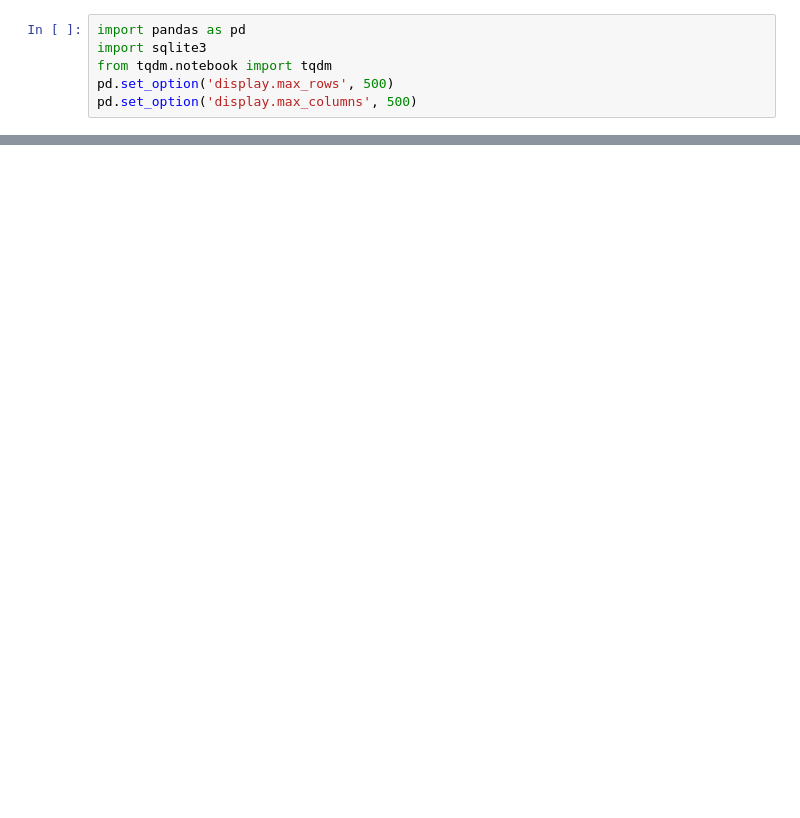
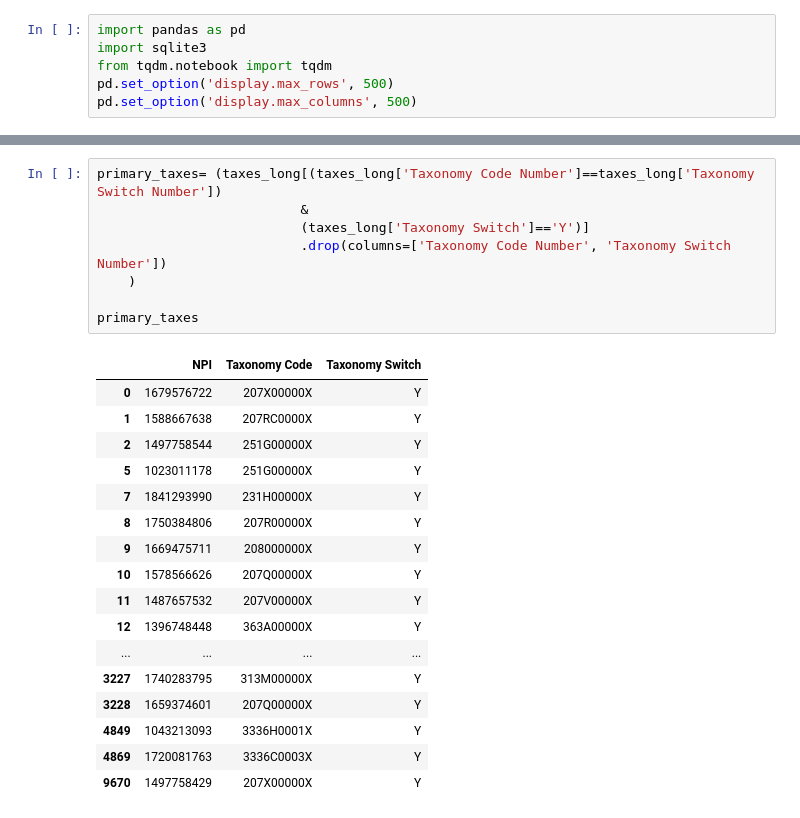
Before and after one commit to nss-data-science-cohort-5/hop_team-lincoln-lagers, a Jupyter notebook: hop.ipynb, the cells around one changed output, grey strips where cells are left out. Cells and saved outputs as stored; diff of their text form; blank space fills up the shorter version.

```diff
--- a/hop.ipynb
+++ b/hop.ipynb
@@ -44,0 +164,26 @@ taxonomy.head(2)
+# %%
+primary_taxes= (taxes_long[(taxes_long['Taxonomy Code Number']==taxes_long['Taxonomy Switch Number'])
+                          &
+                          (taxes_long['Taxonomy Switch']=='Y')]
+                          .drop(columns=['Taxonomy Code Number', 'Taxonomy Switch Number'])
+    )
+
+primary_taxes
+# %% [output]
+|  | NPI | Taxonomy Code | Taxonomy Switch |
+| 0 | 1679576722 | 207X00000X | Y |
+| 1 | 1588667638 | 207RC0000X | Y |
+| 2 | 1497758544 | 251G00000X | Y |
+| 5 | 1023011178 | 251G00000X | Y |
+| 7 | 1841293990 | 231H00000X | Y |
+| 8 | 1750384806 | 207R00000X | Y |
+| 9 | 1669475711 | 208000000X | Y |
+| 10 | 1578566626 | 207Q00000X | Y |
+| 11 | 1487657532 | 207V00000X | Y |
+| 12 | 1396748448 | 363A00000X | Y |
+| ... | ... | ... | ... |
+| 3227 | 1740283795 | 313M00000X | Y |
+| 3228 | 1659374601 | 207Q00000X | Y |
+| 4849 | 1043213093 | 3336H0001X | Y |
+| 4869 | 1720081763 | 3336C0003X | Y |
+| 9670 | 1497758429 | 207X00000X | Y |
```
Also changed, not shown: parts of 42 cells of this notebook.
